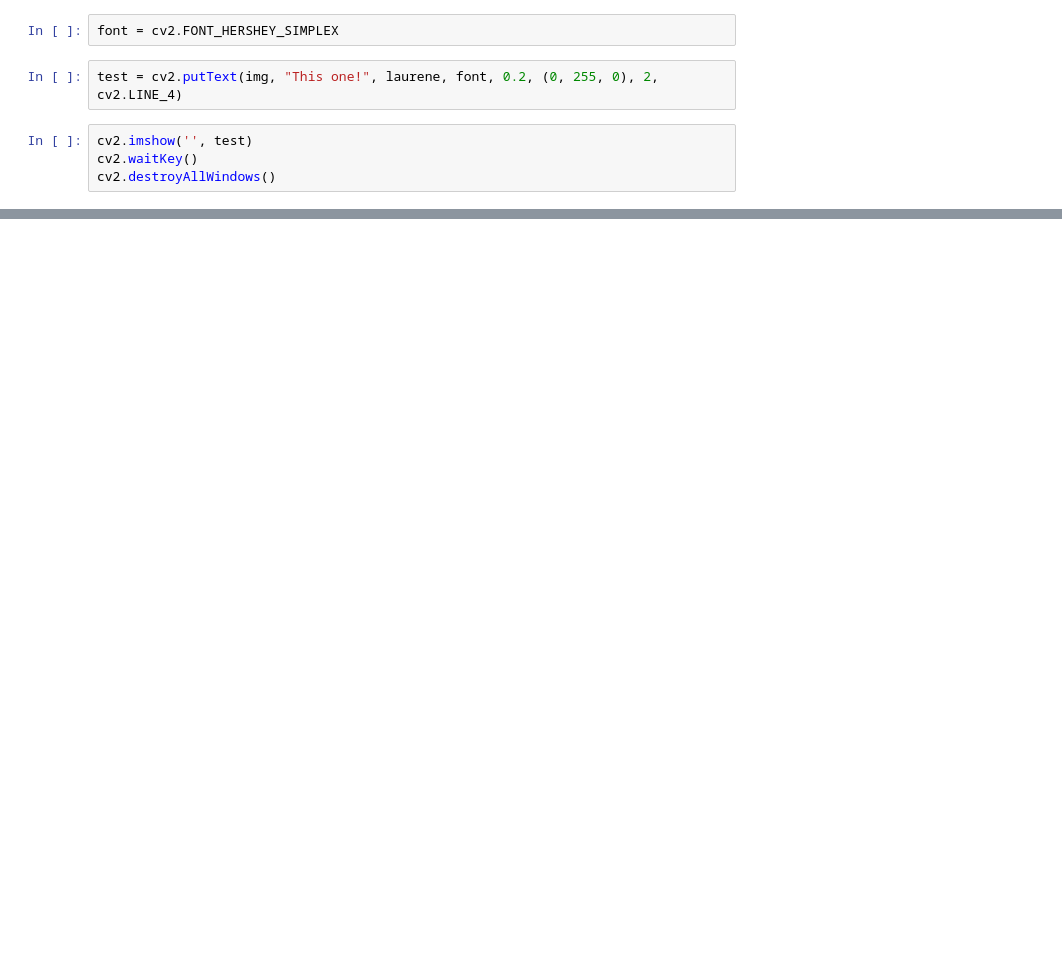
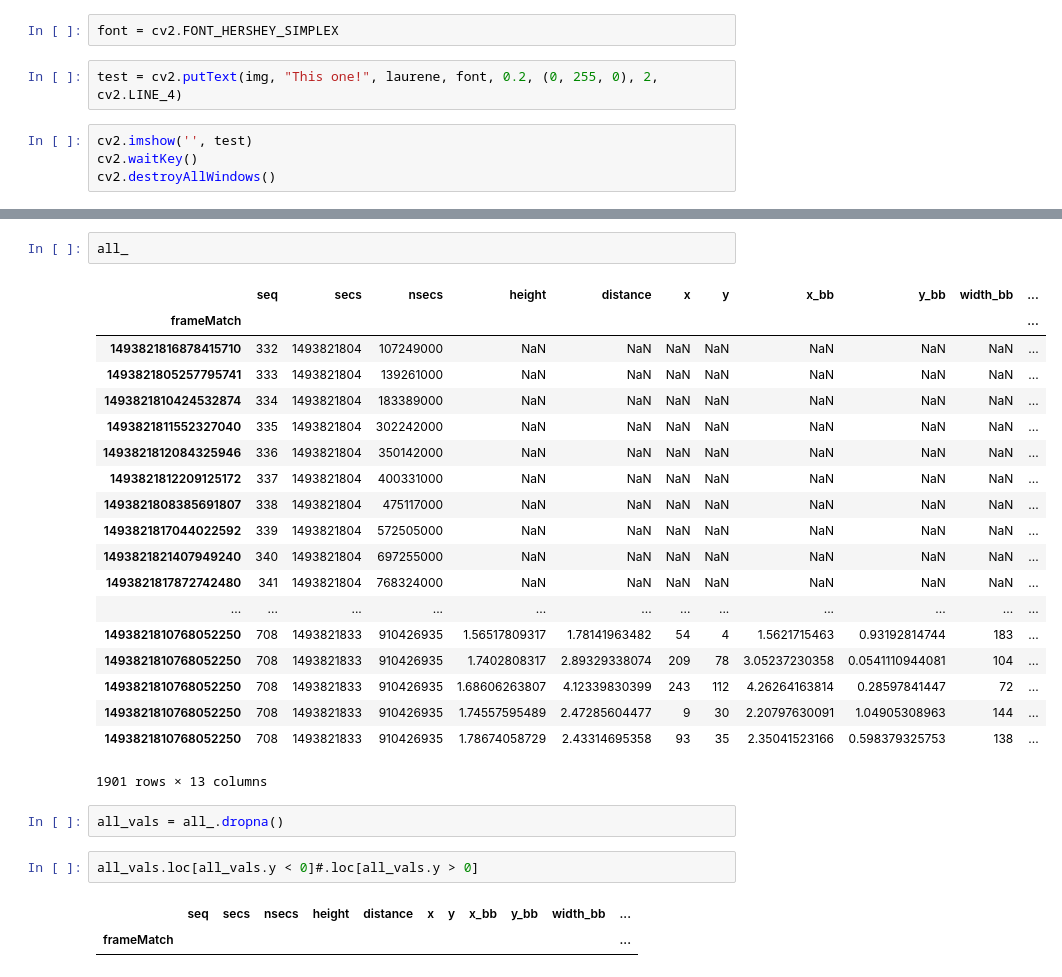
Before and after one commit to gbarrene/social_tracking, a Jupyter notebook: FrameModification.ipynb, the cells around one changed output, grey strips where cells are left out. Saved outputs shown, nothing was run; the diff lists cells and outputs as text; blank space fills up the shorter version.

```diff
--- a/FrameModification.ipynb
+++ b/FrameModification.ipynb
@@ -41,0 +133,29 @@ cv2.destroyAllWindows()
+# %%
+all_
+# %% [output]
+|  | seq | secs | nsecs | height | distance | x | y | x_bb | y_bb | width_bb | ... |
+| frameMatch |  |  |  |  |  |  |  |  |  |  | ... |
+| 1493821816878415710 | 332 | 1493821804 | 107249000 | NaN | NaN | NaN | NaN | NaN | NaN | NaN | ... |
+| 1493821805257795741 | 333 | 1493821804 | 139261000 | NaN | NaN | NaN | NaN | NaN | NaN | NaN | ... |
+| 1493821810424532874 | 334 | 1493821804 | 183389000 | NaN | NaN | NaN | NaN | NaN | NaN | NaN | ... |
+| 1493821811552327040 | 335 | 1493821804 | 302242000 | NaN | NaN | NaN | NaN | NaN | NaN | NaN | ... |
+| 1493821812084325946 | 336 | 1493821804 | 350142000 | NaN | NaN | NaN | NaN | NaN | NaN | NaN | ... |
+| 1493821812209125172 | 337 | 1493821804 | 400331000 | NaN | NaN | NaN | NaN | NaN | NaN | NaN | ... |
+| 1493821808385691807 | 338 | 1493821804 | 475117000 | NaN | NaN | NaN | NaN | NaN | NaN | NaN | ... |
+| 1493821817044022592 | 339 | 1493821804 | 572505000 | NaN | NaN | NaN | NaN | NaN | NaN | NaN | ... |
+| 1493821821407949240 | 340 | 1493821804 | 697255000 | NaN | NaN | NaN | NaN | NaN | NaN | NaN | ... |
+| 1493821817872742480 | 341 | 1493821804 | 768324000 | NaN | NaN | NaN | NaN | NaN | NaN | NaN | ... |
+| ... | ... | ... | ... | ... | ... | ... | ... | ... | ... | ... | ... |
+| 1493821810768052250 | 708 | 1493821833 | 910426935 | 1.56517809317 | 1.78141963482 | 54 | 4 | 1.5621715463 | 0.93192814744 | 183 | ... |
+| 1493821810768052250 | 708 | 1493821833 | 910426935 | 1.7402808317 | 2.89329338074 | 209 | 78 | 3.05237230358 | 0.0541110944081 | 104 | ... |
+| 1493821810768052250 | 708 | 1493821833 | 910426935 | 1.68606263807 | 4.12339830399 | 243 | 112 | 4.26264163814 | 0.28597841447 | 72 | ... |
+| 1493821810768052250 | 708 | 1493821833 | 910426935 | 1.74557595489 | 2.47285604477 | 9 | 30 | 2.20797630091 | 1.04905308963 | 144 | ... |
+| 1493821810768052250 | 708 | 1493821833 | 910426935 | 1.78674058729 | 2.43314695358 | 93 | 35 | 2.35041523166 | 0.598379325753 | 138 | ... |
+1901 rows × 13 columns
+# %%
+all_vals = all_.dropna()
+# %%
+all_vals.loc[all_vals.y < 0]#.loc[all_vals.y > 0]
+# %% [output]
+|  | seq | secs | nsecs | height | distance | x | y | x_bb | y_bb | width_bb | ... |
+| frameMatch |  |  |  |  |  |  |  |  |  |  | ... |
```
Also changed, not shown: parts of 28 cells of this notebook, 2 other files.
